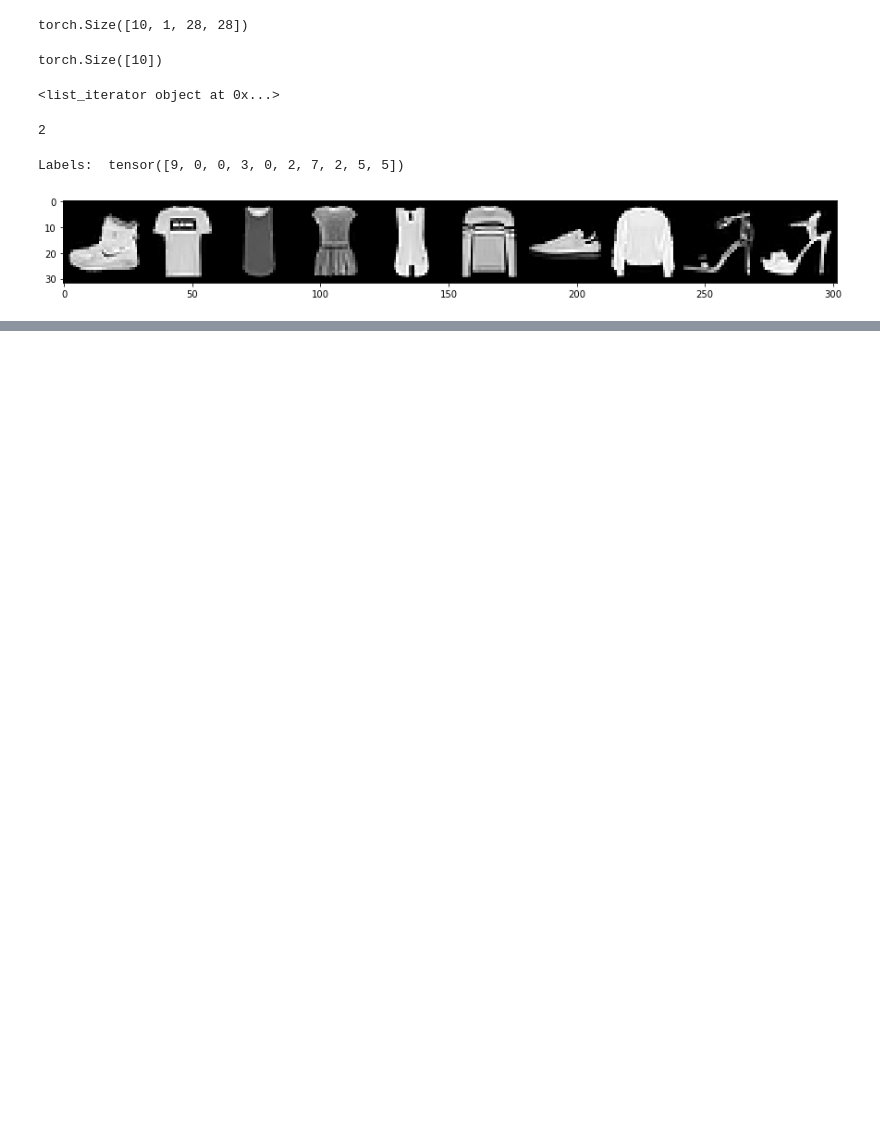
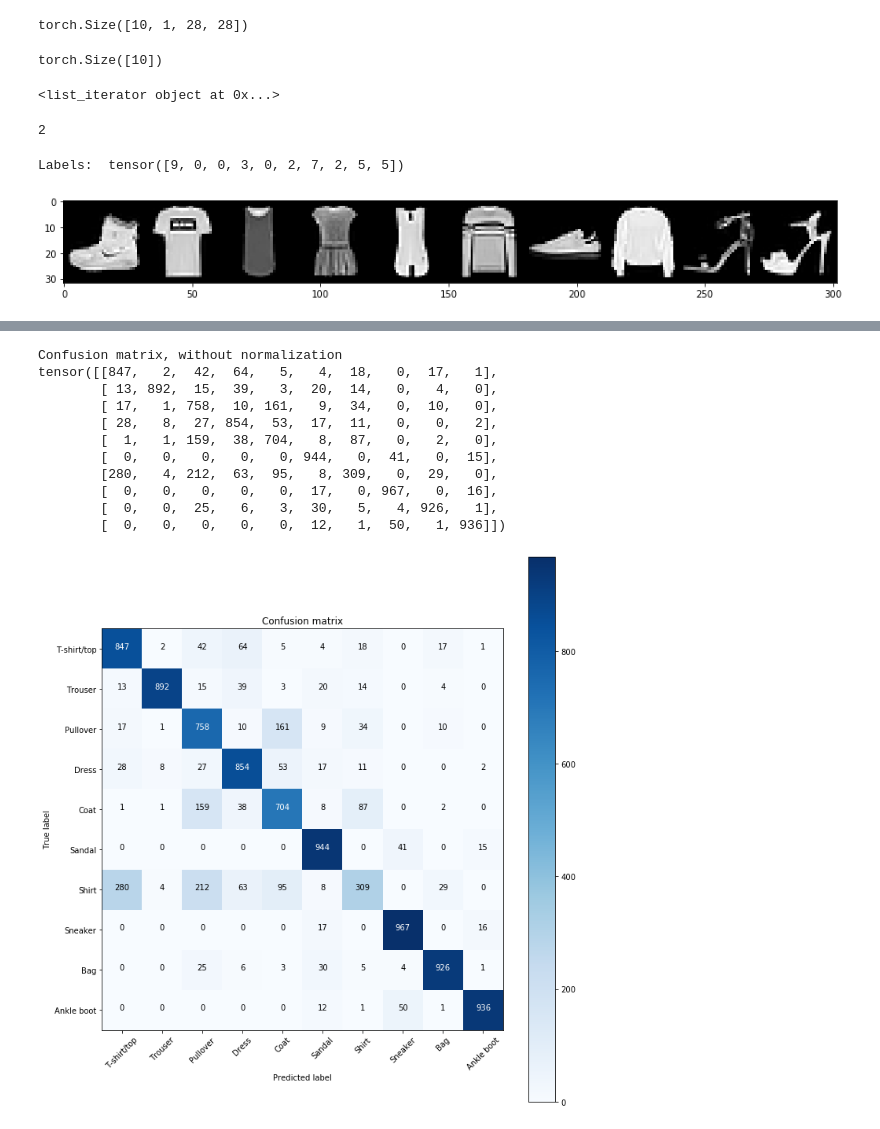
Before and after one commit to surajkarki66/PyTorch, a Jupyter notebook: Tutorials/deeplizard/fashion_mnist.ipynb, the cells around one changed output, grey strips where cells are left out. Drawn from its saved outputs; the diff is of its cells as text; code cells hidden in the pictures; blank space fills up the shorter version.

```diff
--- a/Tutorials/deeplizard/fashion_mnist.ipynb
+++ b/Tutorials/deeplizard/fashion_mnist.ipynb
@@ -129,0 +431,4 @@ Labels:  tensor([9, 0, 0, 3, 0, 2, 7, 2, 5, 5])
+# %%
+with torch.no_grad():
+    prediction_loader = torch.utils.data.DataLoader(test_set, batch_size=128)
+    test_preds = get_all_preds(net, prediction_loader)
@@ -129,0 +450,7 @@ Labels:  tensor([9, 0, 0, 3, 0, 2, 7, 2, 5, 5])
+# %%
+stacked = torch.stack((
+    test_set.targets,
+    test_preds.argmax(dim=1)
+), dim=1)
+# %%
+cmt = torch.zeros(10, 10, dtype=torch.int64)
@@ -129,0 +470,4 @@ Labels:  tensor([9, 0, 0, 3, 0, 2, 7, 2, 5, 5])
+# %%
+for c in stacked:
+    al, pl = c
+    cmt[al, pl] = cmt[al, pl] + 1
@@ -129,0 +487,17 @@ Labels:  tensor([9, 0, 0, 3, 0, 2, 7, 2, 5, 5])
+# %%
+names = ('T-shirt/top', 'Trouser', 'Pullover', 'Dress', 'Coat', 'Sandal', 'Shirt', 'Sneaker', 'Bag', 'Ankle boot')
+plt.figure(figsize=(10, 10))
+plot_confusion_matrix(cmt, names)
+# %% [output]
+Confusion matrix, without normalization
+tensor([[847,   2,  42,  64,   5,   4,  18,   0,  17,   1],
+        [ 13, 892,  15,  39,   3,  20,  14,   0,   4,   0],
+        [ 17,   1, 758,  10, 161,   9,  34,   0,  10,   0],
+        [ 28,   8,  27, 854,  53,  17,  11,   0,   0,   2],
+        [  1,   1, 159,  38, 704,   8,  87,   0,   2,   0],
+        [  0,   0,   0,   0,   0, 944,   0,  41,   0,  15],
+        [280,   4, 212,  63,  95,   8, 309,   0,  29,   0],
+        [  0,   0,   0,   0,   0,  17,   0, 967,   0,  16],
+        [  0,   0,  25,   6,   3,  30,   5,   4, 926,   1],
+        [  0,   0,   0,   0,   0,  12,   1,  50,   1, 936]])
+[figure, added]
```
Also changed, not shown: parts of 64 cells of this notebook, 12 other files.
